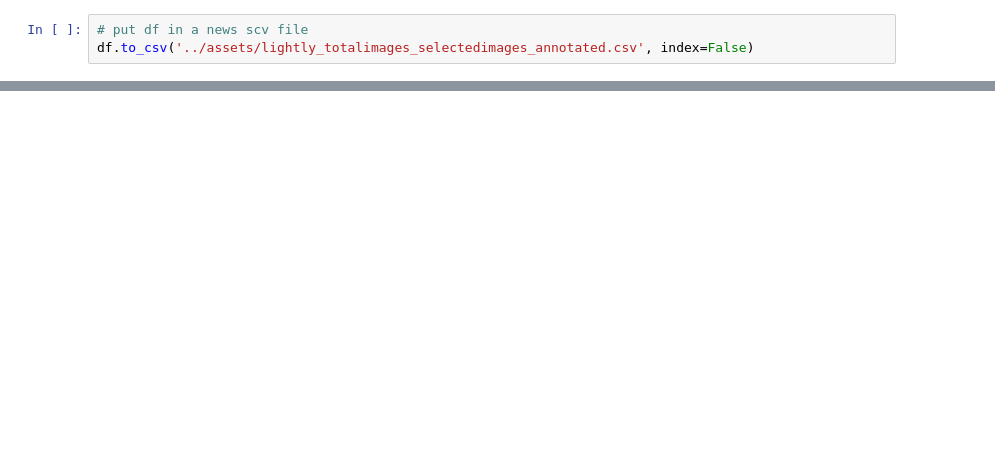
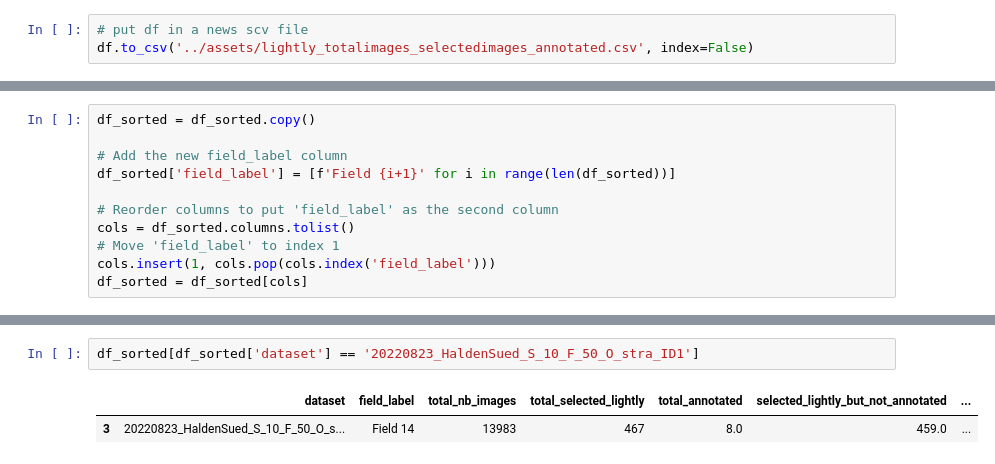
Before and after one commit to agroscope-ch/Rumex, a Jupyter notebook: notebooks/EDA0.ipynb, the cells around one changed output, grey strips where cells are left out. Cells and saved outputs as stored; diff of their text form; blank space fills up the shorter version.

```diff
--- a/notebooks/EDA0.ipynb
+++ b/notebooks/EDA0.ipynb
@@ -166,0 +245,11 @@ plt.show()
+# %%
+df_sorted = df_sorted.copy()
+
+# Add the new field_label column
+df_sorted['field_label'] = [f'Field {i+1}' for i in range(len(df_sorted))]
+
+# Reorder columns to put 'field_label' as the second column
+cols = df_sorted.columns.tolist()
+# Move 'field_label' to index 1
+cols.insert(1, cols.pop(cols.index('field_label')))
+df_sorted = df_sorted[cols]
@@ -166,0 +370,5 @@ plt.show()
+# %%
+df_sorted[df_sorted['dataset'] == '20220823_HaldenSued_S_10_F_50_O_stra_ID1']
+# %% [output]
+|  | dataset | field_label | total_nb_images | total_selected_lightly | total_annotated | selected_lightly_but_not_annotated | ... |
+| 3 | 20220823_HaldenSued_S_10_F_50_O_s... | Field 14 | 13983 | 467 | 8.0 | 459.0 | ... |
```
Also changed, not shown: parts of 30 cells of this notebook, 8 other files.
